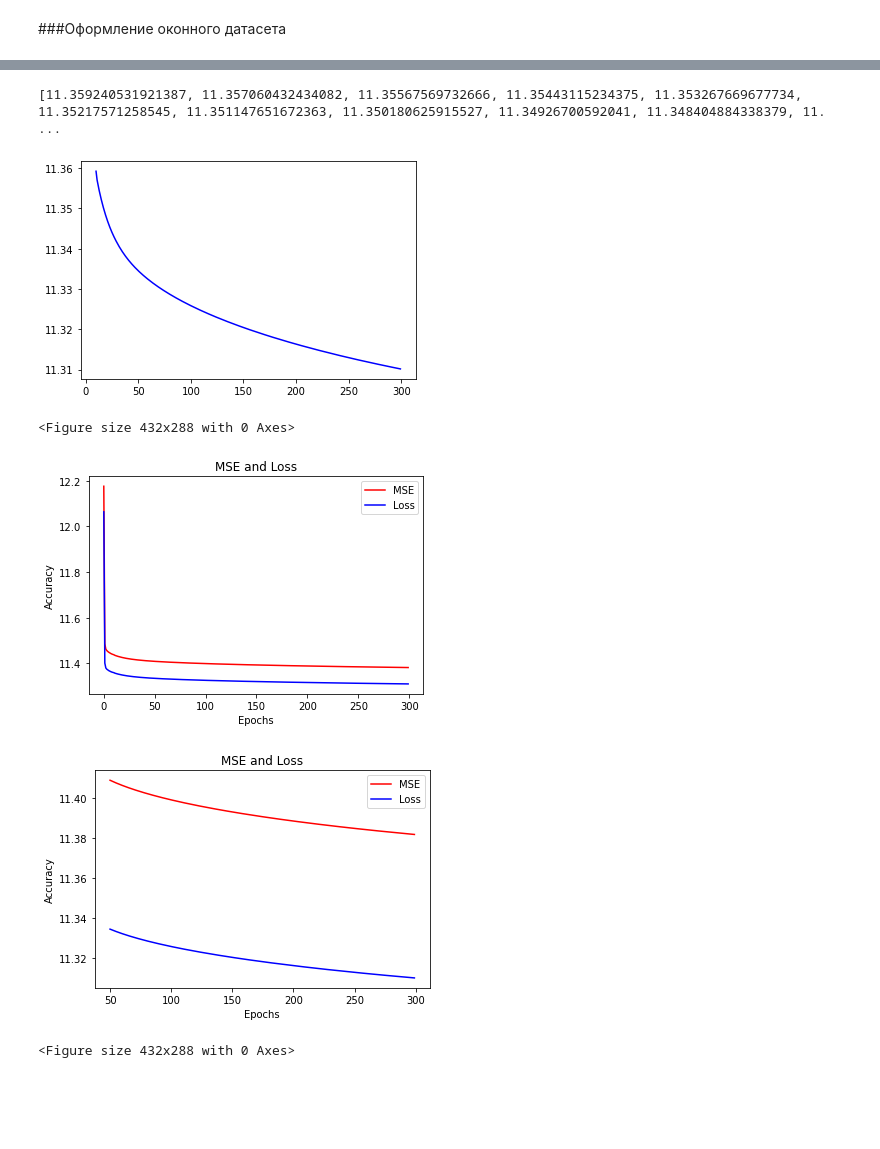
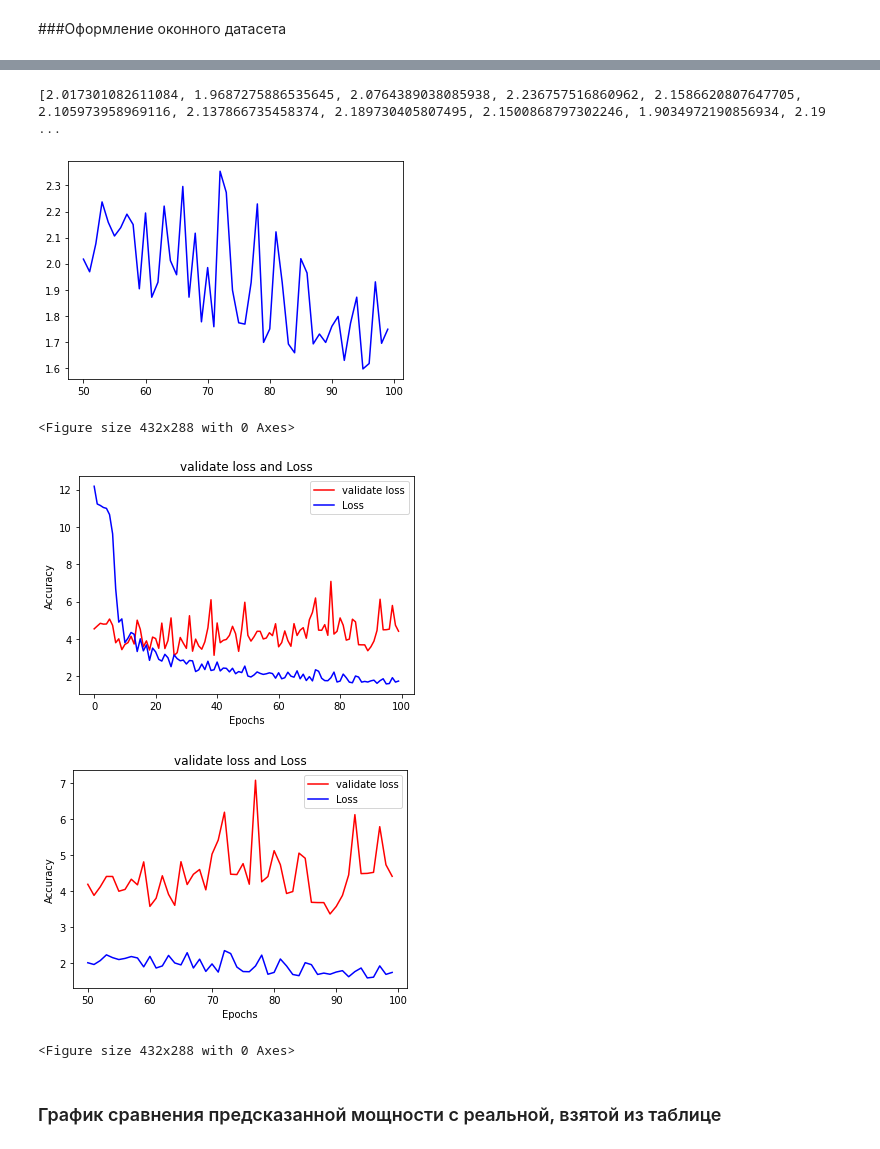
Before and after one commit to andrew-veriga/sunpower, a Jupyter notebook: model.ipynb, the cells around one changed output, grey strips where cells are left out. Cells and saved outputs as stored; diff of their text form; code cells hidden in the pictures; blank space fills up the shorter version.

```diff
--- a/model.ipynb
+++ b/model.ipynb
@@ -44,7 +45,7 @@ Index(['№ п/п', 'Время', 'Мощность, МВт',
 # %%
 series = df[
             [
-            # 'Время',
+            'Время',
             'Мощность, МВт',
             'Температура воздуха (градусы Цельсия) на высоте 2 метра над поверхностью земли',
             'Атмосферное давление на уровне станции (миллиметры ртутного столба)',
@@ -143,0 +135,3 @@ series.head()
+# %%
+series['Время']=series['Время'].map(lambda x: np.int(x.strftime('%H')))#.astype(np.string_)#.map(lambda x: x.strftime('%H'))
+# series['Время'].astype(np.float32)
@@ -154,7 +163,7 @@ x_train = series[:split_datetime]
 x_valid = series[split_datetime:]
 # y_valid = target[split_datetime:]
 
-window_size = 20
+window_size = int(24/4*30)
 batch_size = 32
 shuffle_buffer_size = 1000
 
@@ -185,14 +196,14 @@ ds_val_x = windowed_dataset(x_valid, 'Мощность, МВт', window_size, ba
 # %%
 model = tf.keras.models.Sequential([
-  tf.keras.layers.Bidirectional(tf.keras.layers.LSTM(32, return_sequences=True)),
-  tf.keras.layers.LSTM(32, input_shape=(None, x_train.shape[1])),
+  tf.keras.layers.Bidirectional(tf.keras.layers.LSTM(72, input_shape=(None, x_train.shape[1]), return_sequences=True)),
+  tf.keras.layers.Bidirectional(tf.keras.layers.LSTM(72)),
   tf.keras.layers.Dense(1)
 ])
 
 lr_schedule = tf.keras.callbacks.LearningRateScheduler(
-    lambda epoch: 1e-8 * 10**(epoch / 20))
-epoch_num=300
-optimizer = tf.keras.optimizers.SGD(learning_rate=1e-2, momentum=0.5)
-model.compile(loss="mse", optimizer=optimizer, metrics=["mse"])
+    lambda epoch: 1e-5 * 10**(epoch / 20))
+epoch_num=100
+optimizer = tf.keras.optimizers.RMSprop(learning_rate=0.002)
+model.compile(loss="mse", optimizer=optimizer, metrics=['mae'])
 history = model.fit(ds_train, validation_data=(ds_val_x), epochs=epoch_num)#,callbacks=[lr_schedule])
 # %% [output]
@@ -230,52 +245,55 @@ plt.show()
 # %%
 # Plot all but the first 10
 loss = history.history['loss']
-epochs = range(10, len(loss))
-plot_loss = loss[10:]
+startpos= 50
+epochs = range(50, len(loss))
+plot_loss = loss[50:]
 print(plot_loss)
 plt.plot(epochs, plot_loss, 'b', label='Training Loss')
 plt.show()
 # %% [output]
-[11.359240531921387, 11.357060432434082, 11.35567569732666, 11.35443115234375, 11.353267669677734, 11.35217571258545, 11.351147651672363, 11.350180625915527, 11.34926700592041, 11.348404884338379, 11. ...
+[2.017301082611084, 1.9687275886535645, 2.0764389038085938, 2.236757516860962, 2.1586620807647705, 2.105973958969116, 2.137866735458374, 2.189730405807495, 2.1500868797302246, 1.9034972190856934, 2.19 ...
-[figure, old version]
+[figure, new version]
 # %%
-mse=history.history['mse']
+val_loss=history.history['val_loss']
 loss=history.history['loss']
 
 epochs=range(len(loss)) # Get number of epochs
 
 #------------------------------------------------
-# Plot MSE and Loss
+# Plot validate loss and Loss
 #------------------------------------------------
-plt.plot(epochs, mse, 'r')
+plt.plot(epochs, val_loss, 'r')
 plt.plot(epochs, loss, 'b')
-plt.title('MSE and Loss')
+plt.title('validate loss and Loss')
 plt.xlabel("Epochs")
 plt.ylabel("Accuracy")
-plt.legend(["MSE", "Loss"])
+plt.legend(["validate loss", "Loss"])
 
 plt.figure()
 
 epochs_zoom = epochs[50:]
-mae_zoom = mse[50:]
+mae_zoom = val_loss[50:]
 loss_zoom = loss[50:]
 
 #------------------------------------------------
-# Plot Zoomed MSE and Loss
+# Plot Zoomed validate loss and Loss
 #------------------------------------------------
 plt.plot(epochs_zoom, mae_zoom, 'r')
 plt.plot(epochs_zoom, loss_zoom, 'b')
-plt.title('MSE and Loss')
+plt.title('validate loss and Loss')
 plt.xlabel("Epochs")
 plt.ylabel("Accuracy")
-plt.legend(["MSE", "Loss"])
+plt.legend(["validate loss", "Loss"])
 
 plt.figure()
 # %% [output]
 <Figure size 432x288 with 0 Axes>
-[figure, old version]
+[figure, new version]
-[figure, old version]
+[figure, new version]
 <Figure size 432x288 with 0 Axes>
+# %% [markdown]
+### График сравнения предсказанной мощности с реальной, взятой из таблице
 # %%
 forecast=[]
 for t in range(len(series) - window_size):
```
Also changed, not shown: parts of 14 cells of this notebook.
